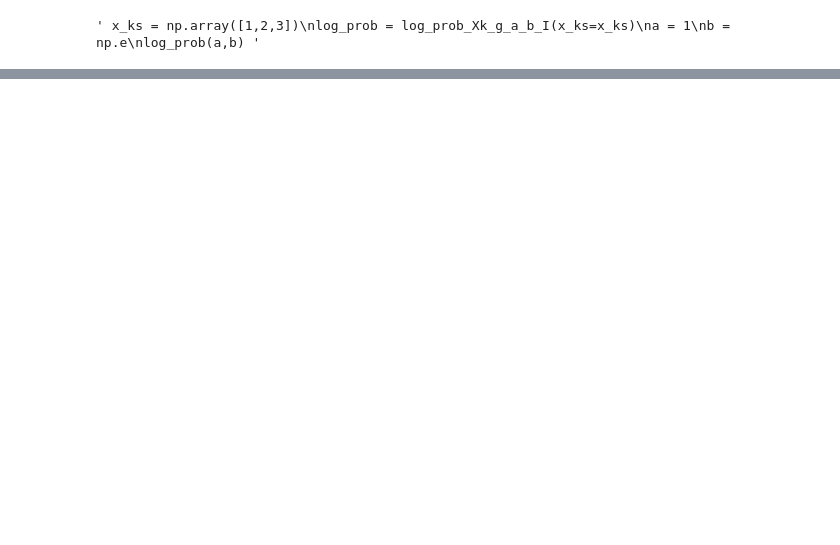
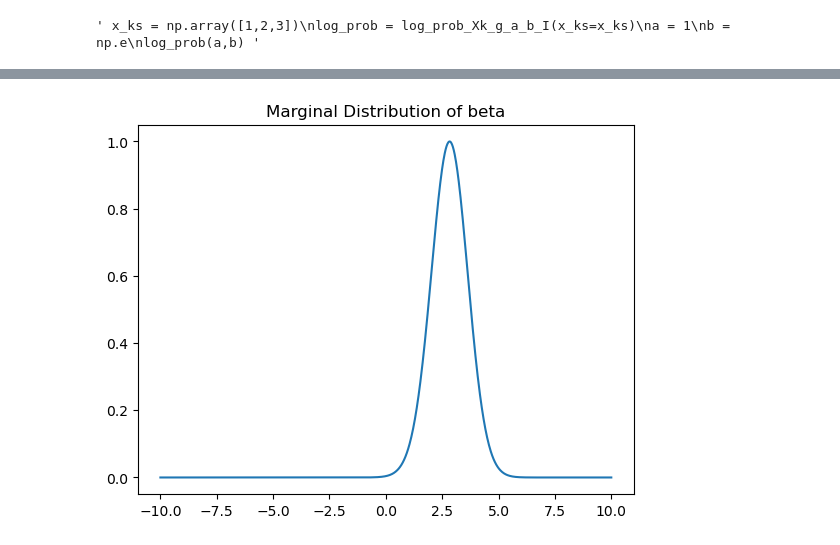
Before and after one commit to BorScho/DataAnalysisSivia, a Jupyter notebook: LightHouse_01.ipynb, the cells around one changed output, grey strips where cells are left out. Cells and saved outputs as stored; diff of their text form; code cells hidden in the pictures; blank space fills up the shorter version.

```diff
--- a/LightHouse_01.ipynb
+++ b/LightHouse_01.ipynb
@@ -233,0 +287,6 @@ plt.show()
+# %%
+plt.title("Marginal Distribution of beta")
+plt.plot(alpha_range[0], scaled_marginal_over_beta)
+plt.show()
+# %% [output]
+[figure, added]
```
Also changed, not shown: parts of 14 cells of this notebook.
